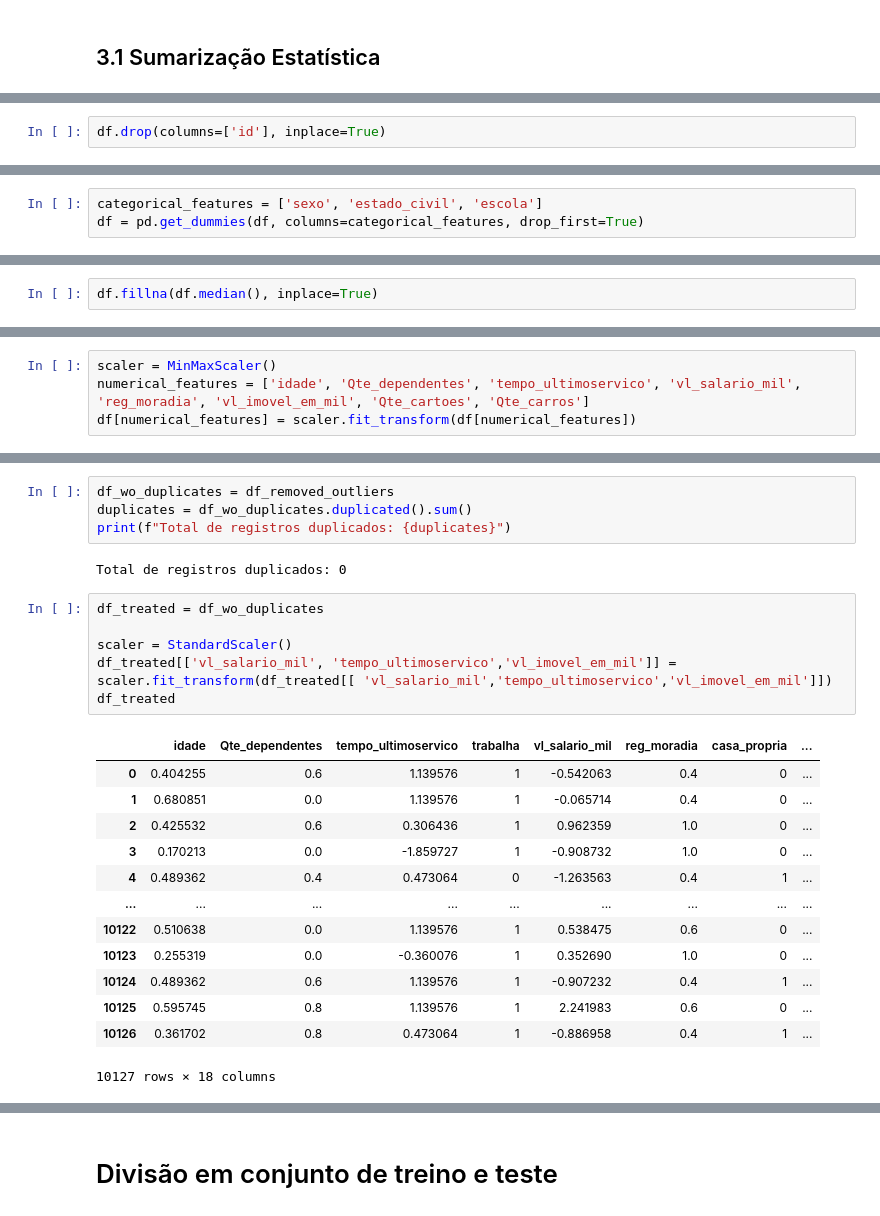
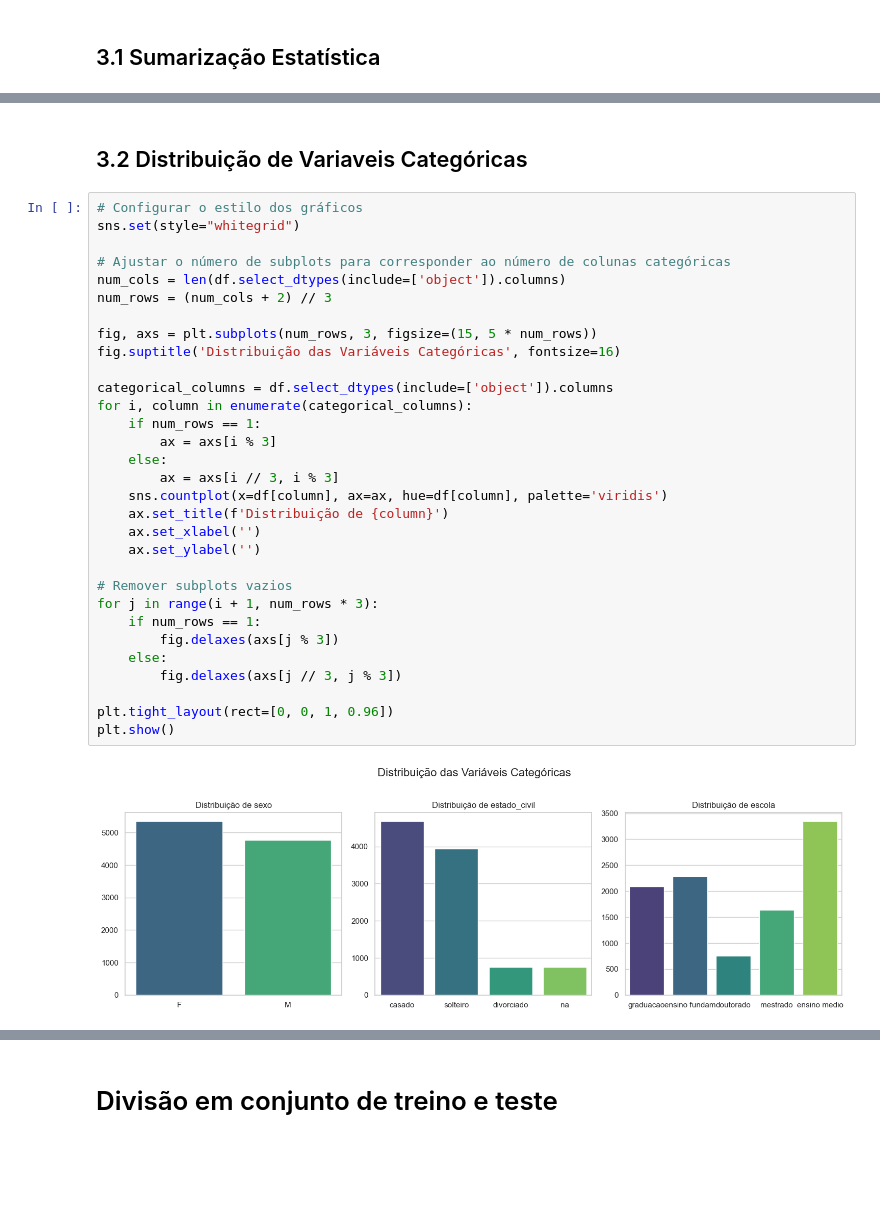
Before and after one commit to rrmoreira/trabalho-feature-engineering, a Jupyter notebook: trabalho_integradov1.1.ipynb, the cells around one changed output, grey strips where cells are left out. Saved outputs shown, nothing was run; the diff lists cells and outputs as text; blank space fills up the shorter version.

```diff
--- a/trabalho_integradov1.1.ipynb
+++ b/trabalho_integradov1.1.ipynb
@@ -84,2 +107,0 @@ df.drop_duplicates(inplace=True)
-# %%
-df.drop(columns=['id'], inplace=True)
@@ -109,3 +107,0 @@ dtype: bool
-# %%
-categorical_features = ['sexo', 'estado_civil', 'escola']
-df = pd.get_dummies(df, columns=categorical_features, drop_first=True)
@@ -123,2 +107,0 @@ df.head()
-# %%
-df.fillna(df.median(), inplace=True)
@@ -127,4 +107,0 @@ df.fillna(df.median(), inplace=True)
-# %%
-scaler = MinMaxScaler()
-numerical_features = ['idade', 'Qte_dependentes', 'tempo_ultimoservico', 'vl_salario_mil', 'reg_moradia', 'vl_imovel_em_mil', 'Qte_cartoes', 'Qte_carros']
-df[numerical_features] = scaler.fit_transform(df[numerical_features])
@@ -242,26 +108,35 @@ Text(0.5, 1.0, 'Boxplot do Tempo de Serviço')
-# %%
-df_wo_duplicates = df_removed_outliers
-duplicates = df_wo_duplicates.duplicated().sum()
-print(f"Total de registros duplicados: {duplicates}")
-# %% [output]
-Total de registros duplicados: 0
-# %%
-df_treated = df_wo_duplicates
-
-scaler = StandardScaler()
-df_treated[['vl_salario_mil', 'tempo_ultimoservico','vl_imovel_em_mil']] = scaler.fit_transform(df_treated[[ 'vl_salario_mil','tempo_ultimoservico','vl_imovel_em_mil']])
-df_treated
-# %% [output]
-|  | idade | Qte_dependentes | tempo_ultimoservico | trabalha | vl_salario_mil | reg_moradia | casa_propria | ... |
-| 0 | 0.404255 | 0.6 | 1.139576 | 1 | -0.542063 | 0.4 | 0 | ... |
-| 1 | 0.680851 | 0.0 | 1.139576 | 1 | -0.065714 | 0.4 | 0 | ... |
-| 2 | 0.425532 | 0.6 | 0.306436 | 1 | 0.962359 | 1.0 | 0 | ... |
-| 3 | 0.170213 | 0.0 | -1.859727 | 1 | -0.908732 | 1.0 | 0 | ... |
-| 4 | 0.489362 | 0.4 | 0.473064 | 0 | -1.263563 | 0.4 | 1 | ... |
-| ... | ... | ... | ... | ... | ... | ... | ... | ... |
-| 10122 | 0.510638 | 0.0 | 1.139576 | 1 | 0.538475 | 0.6 | 0 | ... |
-| 10123 | 0.255319 | 0.0 | -0.360076 | 1 | 0.352690 | 1.0 | 0 | ... |
-| 10124 | 0.489362 | 0.6 | 1.139576 | 1 | -0.907232 | 0.4 | 1 | ... |
-| 10125 | 0.595745 | 0.8 | 1.139576 | 1 | 2.241983 | 0.6 | 0 | ... |
-| 10126 | 0.361702 | 0.8 | 0.473064 | 1 | -0.886958 | 0.4 | 1 | ... |
-10127 rows × 18 columns
+# %% [markdown]
+## 3.2 Distribuição de Variaveis Categóricas
+# %%
+# Configurar o estilo dos gráficos
+sns.set(style="whitegrid")
+
+# Ajustar o número de subplots para corresponder ao número de colunas categóricas
+num_cols = len(df.select_dtypes(include=['object']).columns)
+num_rows = (num_cols + 2) // 3
+
+fig, axs = plt.subplots(num_rows, 3, figsize=(15, 5 * num_rows))
+fig.suptitle('Distribuição das Variáveis Categóricas', fontsize=16)
+
+categorical_columns = df.select_dtypes(include=['object']).columns
+for i, column in enumerate(categorical_columns):
+    if num_rows == 1:
+        ax = axs[i % 3]
+    else:
+        ax = axs[i // 3, i % 3]
+    sns.countplot(x=df[column], ax=ax, hue=df[column], palette='viridis')
+    ax.set_title(f'Distribuição de {column}')
+    ax.set_xlabel('')
+    ax.set_ylabel('')
+
+# Remover subplots vazios
+for j in range(i + 1, num_rows * 3):
+    if num_rows == 1:
+        fig.delaxes(axs[j % 3])
+    else:
+        fig.delaxes(axs[j // 3, j % 3])
+
+plt.tight_layout(rect=[0, 0, 1, 0.96])
+plt.show()
+# %% [output]
+[figure, added]
```
Also changed, not shown: parts of 48 cells of this notebook.
